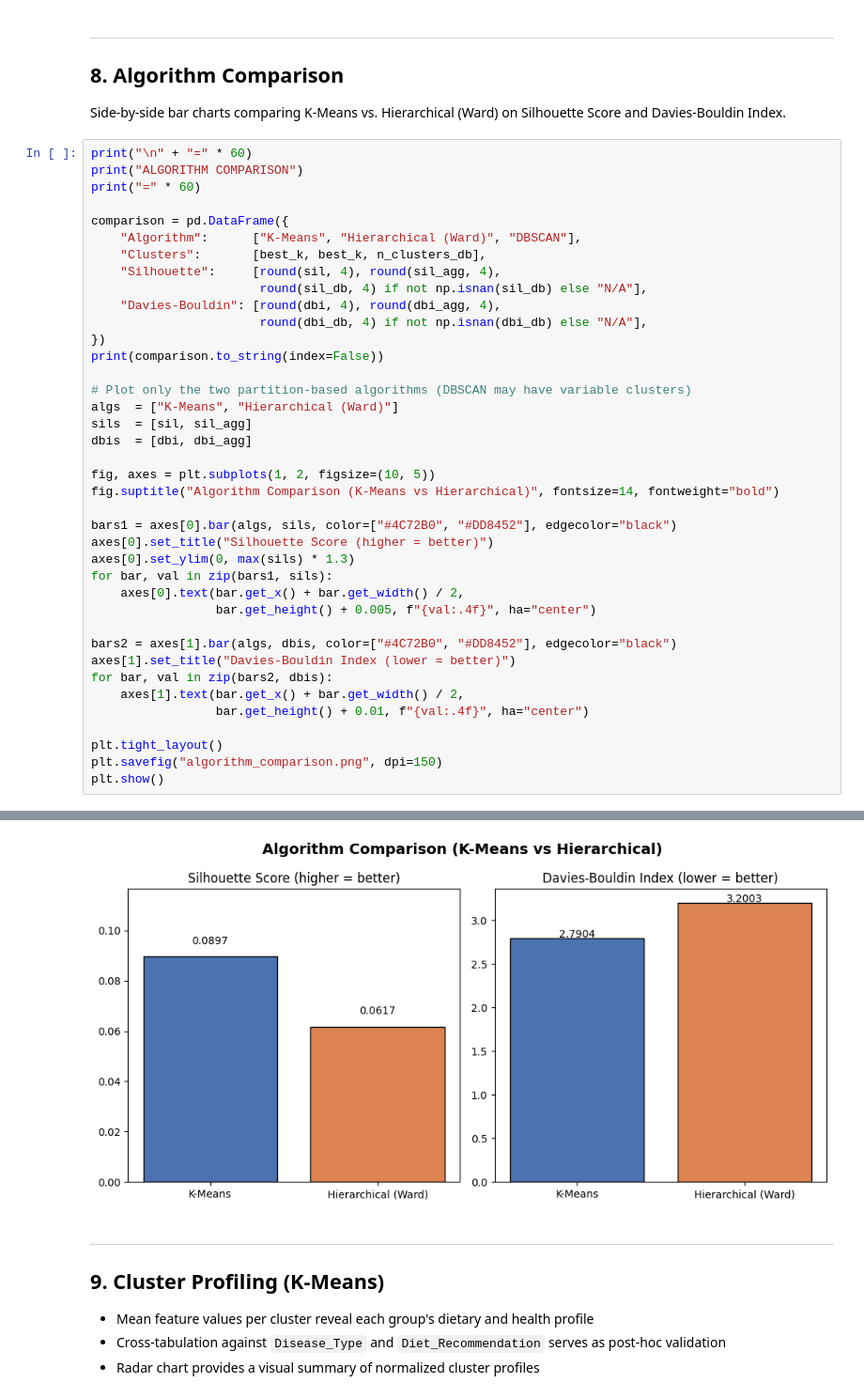
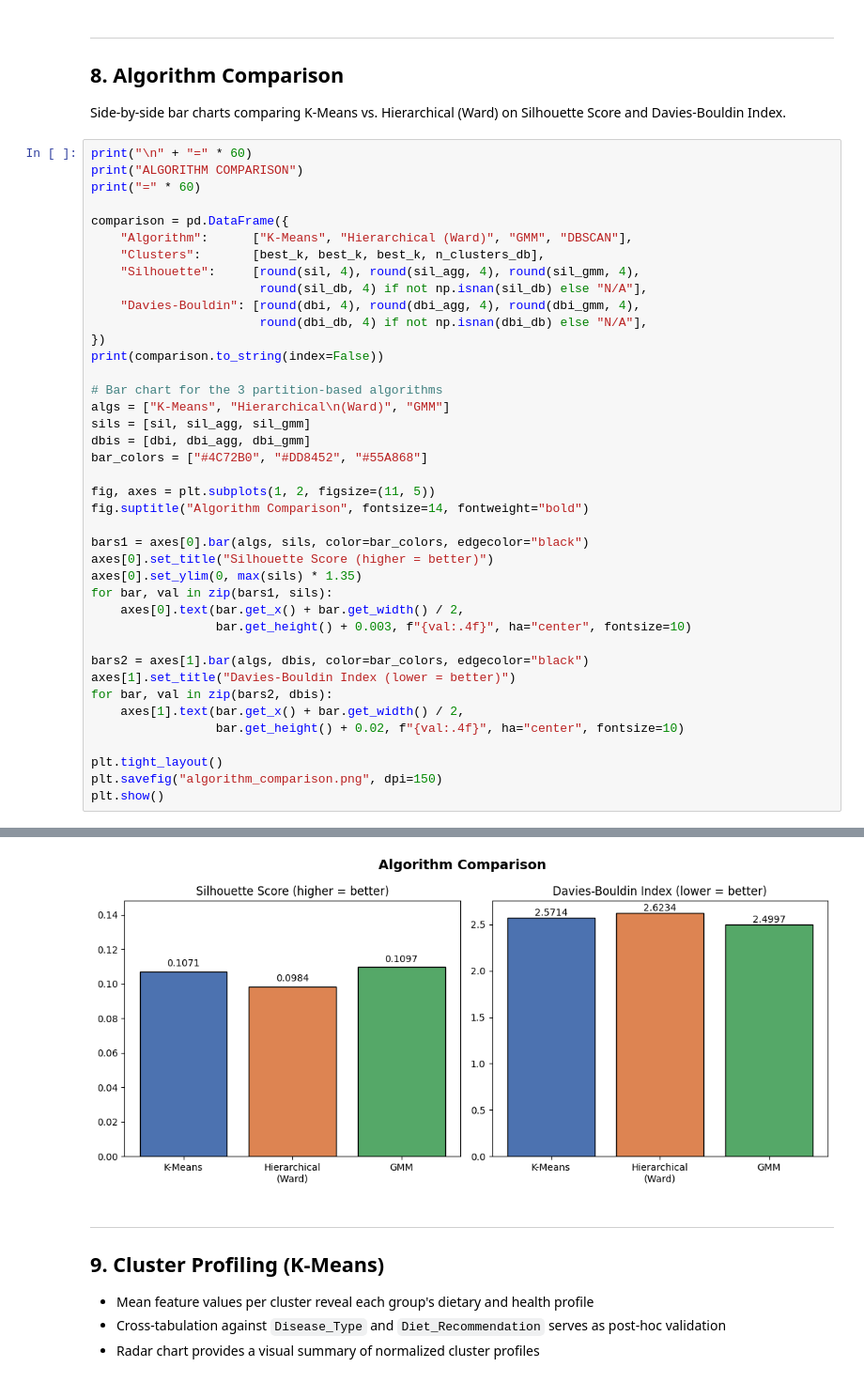
Before and after one commit to Fahad-Nawar/Dietary-analysis, a Jupyter notebook: dietary_analysis.ipynb, the cells around one changed output, grey strips where cells are left out. Shown at 94% size. Drawn from its saved outputs; the diff is of its cells as text.

```diff
--- a/dietary_analysis.ipynb
+++ b/dietary_analysis.ipynb
@@ -500,35 +614,36 @@ print("ALGORITHM COMPARISON")
 print("=" * 60)
 
 comparison = pd.DataFrame({
-    "Algorithm":      ["K-Means", "Hierarchical (Ward)", "DBSCAN"],
-    "Clusters":       [best_k, best_k, n_clusters_db],
-    "Silhouette":     [round(sil, 4), round(sil_agg, 4),
+    "Algorithm":      ["K-Means", "Hierarchical (Ward)", "GMM", "DBSCAN"],
+    "Clusters":       [best_k, best_k, best_k, n_clusters_db],
+    "Silhouette":     [round(sil, 4), round(sil_agg, 4), round(sil_gmm, 4),
                        round(sil_db, 4) if not np.isnan(sil_db) else "N/A"],
-    "Davies-Bouldin": [round(dbi, 4), round(dbi_agg, 4),
+    "Davies-Bouldin": [round(dbi, 4), round(dbi_agg, 4), round(dbi_gmm, 4),
                        round(dbi_db, 4) if not np.isnan(dbi_db) else "N/A"],
 })
 print(comparison.to_string(index=False))
 
-# Plot only the two partition-based algorithms (DBSCAN may have variable clusters)
-algs  = ["K-Means", "Hierarchical (Ward)"]
-sils  = [sil, sil_agg]
-dbis  = [dbi, dbi_agg]
+# Bar chart for the 3 partition-based algorithms
+algs = ["K-Means", "Hierarchical\n(Ward)", "GMM"]
+sils = [sil, sil_agg, sil_gmm]
+dbis = [dbi, dbi_agg, dbi_gmm]
+bar_colors = ["#4C72B0", "#DD8452", "#55A868"]
 
-fig, axes = plt.subplots(1, 2, figsize=(10, 5))
-fig.suptitle("Algorithm Comparison (K-Means vs Hierarchical)", fontsize=14, fontweight="bold")
+fig, axes = plt.subplots(1, 2, figsize=(11, 5))
+fig.suptitle("Algorithm Comparison", fontsize=14, fontweight="bold")
 
-bars1 = axes[0].bar(algs, sils, color=["#4C72B0", "#DD8452"], edgecolor="black")
+bars1 = axes[0].bar(algs, sils, color=bar_colors, edgecolor="black")
 axes[0].set_title("Silhouette Score (higher = better)")
-axes[0].set_ylim(0, max(sils) * 1.3)
+axes[0].set_ylim(0, max(sils) * 1.35)
 for bar, val in zip(bars1, sils):
     axes[0].text(bar.get_x() + bar.get_width() / 2,
-                 bar.get_height() + 0.005, f"{val:.4f}", ha="center")
+                 bar.get_height() + 0.003, f"{val:.4f}", ha="center", fontsize=10)
 
-bars2 = axes[1].bar(algs, dbis, color=["#4C72B0", "#DD8452"], edgecolor="black")
+bars2 = axes[1].bar(algs, dbis, color=bar_colors, edgecolor="black")
 axes[1].set_title("Davies-Bouldin Index (lower = better)")
 for bar, val in zip(bars2, dbis):
     axes[1].text(bar.get_x() + bar.get_width() / 2,
-                 bar.get_height() + 0.01, f"{val:.4f}", ha="center")
+                 bar.get_height() + 0.02, f"{val:.4f}", ha="center", fontsize=10)
 
 plt.tight_layout()
 plt.savefig("algorithm_comparison.png", dpi=150)
@@ -543,5 +659,5 @@ Hierarchical (Ward)         3     0.0617         3.2003
              DBSCAN         1        N/A            N/A
-[figure, old version]
+[figure, new version]
 # %% [markdown]
 ---
 ## 9. Cluster Profiling (K-Means)
```
Also changed, not shown: parts of 15 cells of this notebook, 11 other files.
